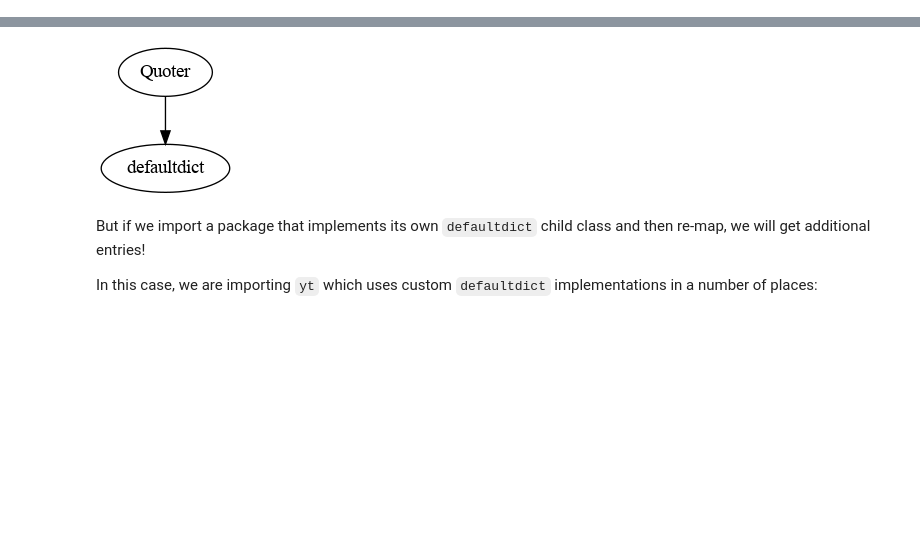
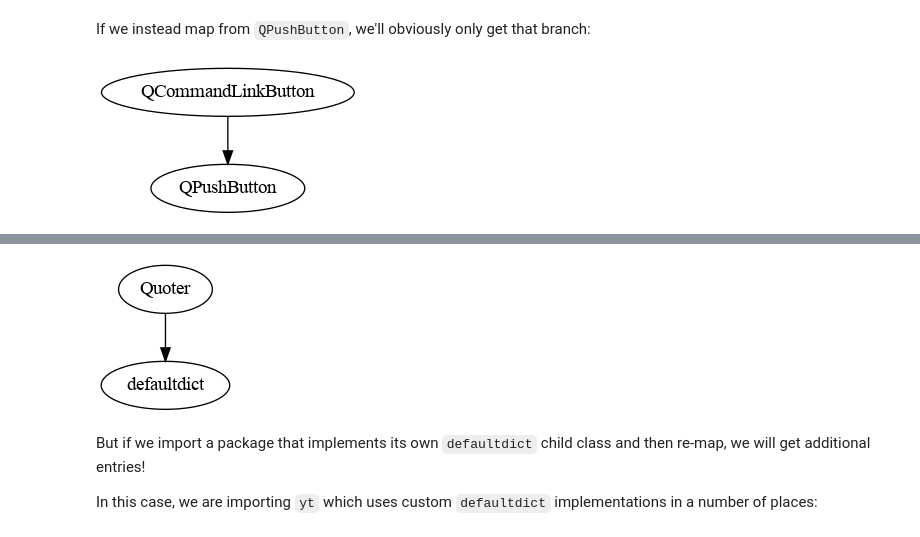
Before and after one commit to data-exp-lab/inheritance_explorer, a Jupyter notebook: docs/examples/ex_002_inheritance_scope.ipynb, the cells around one changed output, grey strips where cells are left out. Cells and saved outputs as stored; diff of their text form; code cells hidden in the pictures; blank space fills up the shorter version.

```diff
--- a/docs/examples/ex_002_inheritance_scope.ipynb
+++ b/docs/examples/ex_002_inheritance_scope.ipynb
@@ -8,0 +19,7 @@ For example, if we map `collecitons.defaultdict`, we get a simple inheritance st
+# %% [markdown]
+If we instead map from `QPushButton`, we'll obviously only get that branch:
+# %%
+cgt = ClassGraphTree(QPushButton)
+cgt.show_graph()
+# %% [output]
+[figure, added]
```
Also changed, not shown: parts of 8 cells of this notebook, 2 other files.
